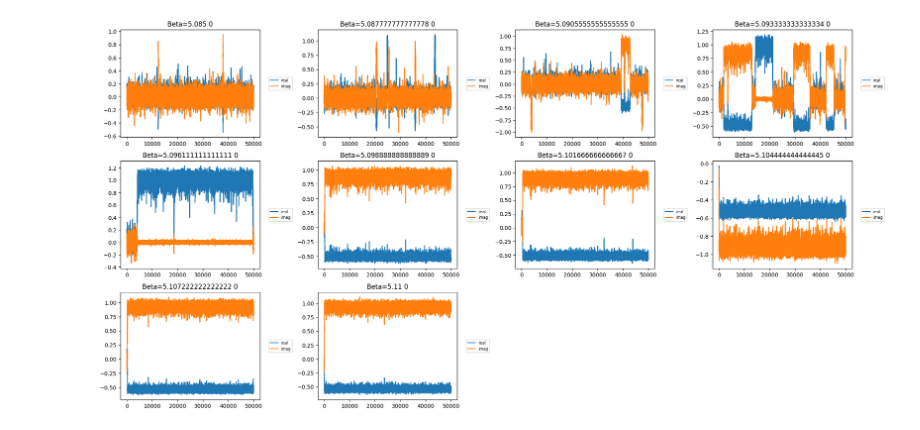
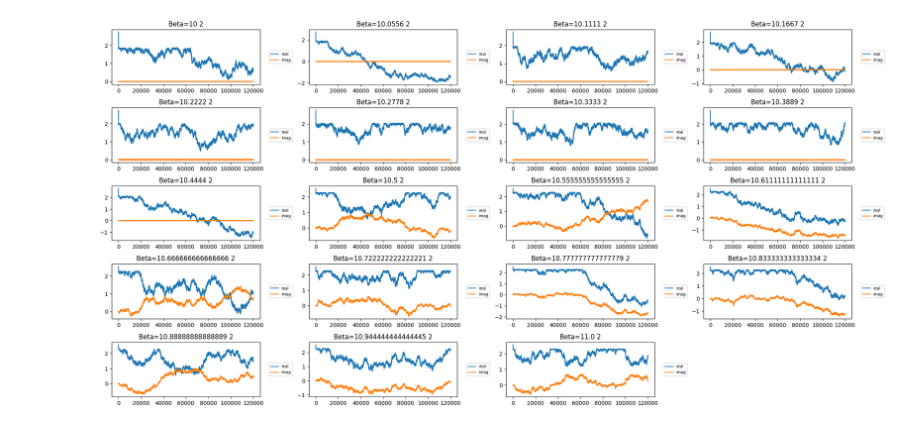
Before and after one commit to Haaaaron/SUN_twist_python_analysis, a Jupyter notebook: SUN_polyakov.ipynb, the cells around one changed output. Cells and saved outputs as stored; diff of their text form; code cells hidden in the pictures.

```diff
--- a/SUN_polyakov.ipynb
+++ b/SUN_polyakov.ipynb
@@ -5,7 +5,9 @@ from modules import read_and_write
 from modules import polyakov
 from modules import utility
 # %%
-plaquette_data_notwist = read_and_write.load_from_folder("./output_sun4/output_notwist","polyakov:", "complex")
+plaquette_data_0= read_and_write.load_from_folder("./output_sun4/traj_120000_t2/output-joined/output_twist_0","polyakov:", "complex")
 # %%
-plaquette_data_twist = read_and_write.load_from_folder("./output_sun4/output_twist","polyakov:", "complex")
+plaquette_data_1= read_and_write.load_from_folder("./output_sun4/traj_120000_t2/output-joined/output_twist_1","polyakov:", "complex")
+# %%
+plaquette_data_2= read_and_write.load_from_folder("./output_sun4/traj_120000_t2/output-joined/output_twist_2","polyakov:", "complex")
 # %%
@@ -21,4 +31,4 @@ something
 # %%
-polyakov.create_figure_real_imag(utility.select_subset(plaquette_data_notwist,0,12),mean=True)
+polyakov.create_figure_real_imag(utility.select_subset(plaquette_data_2,0,19),mean=True)
 # %% [output]
-[figure, old version]
+[figure, new version]
```
Also changed, not shown: parts of 6 cells of this notebook, 43 other files.
